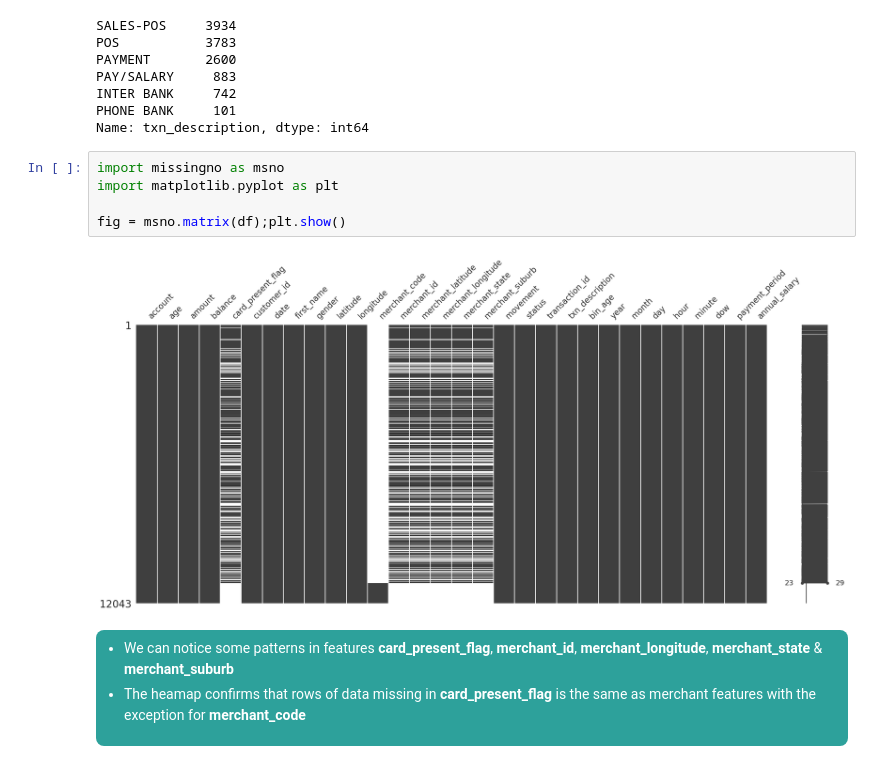
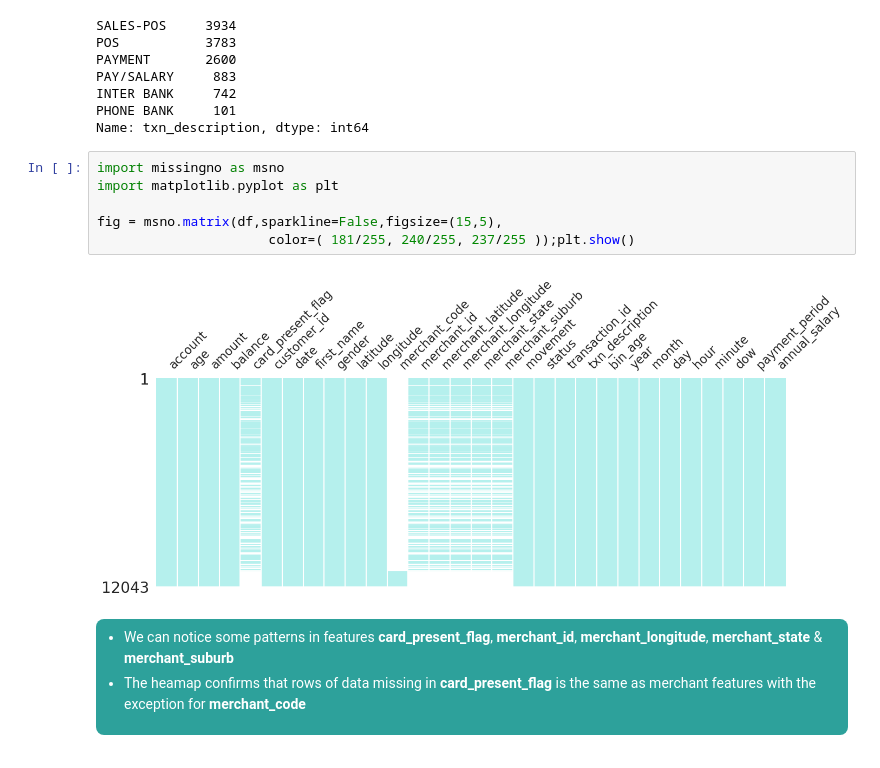
Before and after one commit to shtrausslearning/Data-Science-Portfolio, a Jupyter notebook: ANZ_internship/customer-transaction-predictive-analytics.ipynb, the cells around one changed output. Saved outputs shown, nothing was run; the diff lists cells and outputs as text.

```diff
--- a/ANZ_internship/customer-transaction-predictive-analytics.ipynb
+++ b/ANZ_internship/customer-transaction-predictive-analytics.ipynb
@@ -260,10 +253,11 @@ Name: txn_description, dtype: int64
 # %%
 import missingno as msno
 import matplotlib.pyplot as plt
 
-fig = msno.matrix(df);plt.show()
+fig = msno.matrix(df,sparkline=False,figsize=(15,5),
+                      color=( 181/255, 240/255, 237/255 ));plt.show()
 # %% [output]
-[figure, old version]
+[figure, new version]
 # %% [markdown]
 <div style=" background-color:#2da19b; padding: 8px 0px; border-radius: 8px; color: white">
 
```
Also changed, not shown: parts of 35 cells of this notebook.
